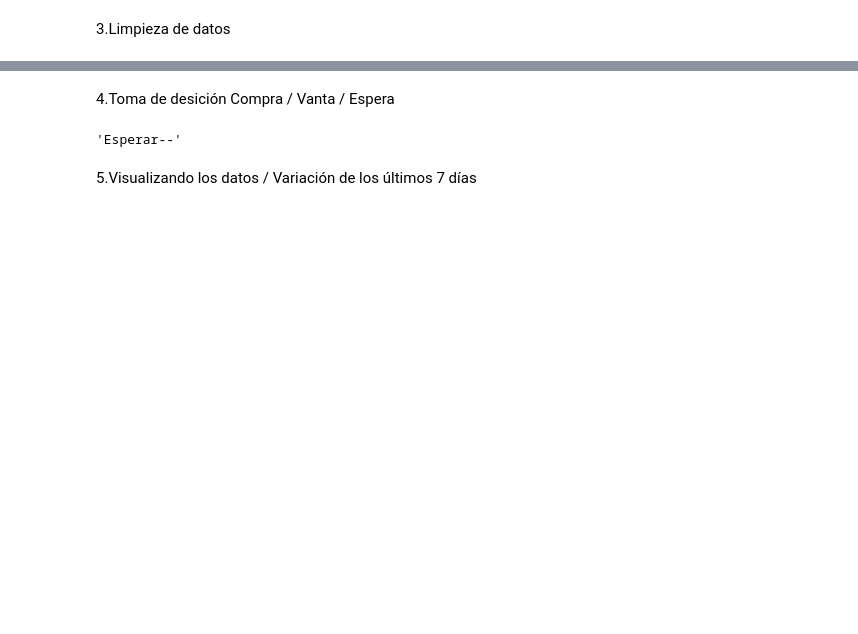
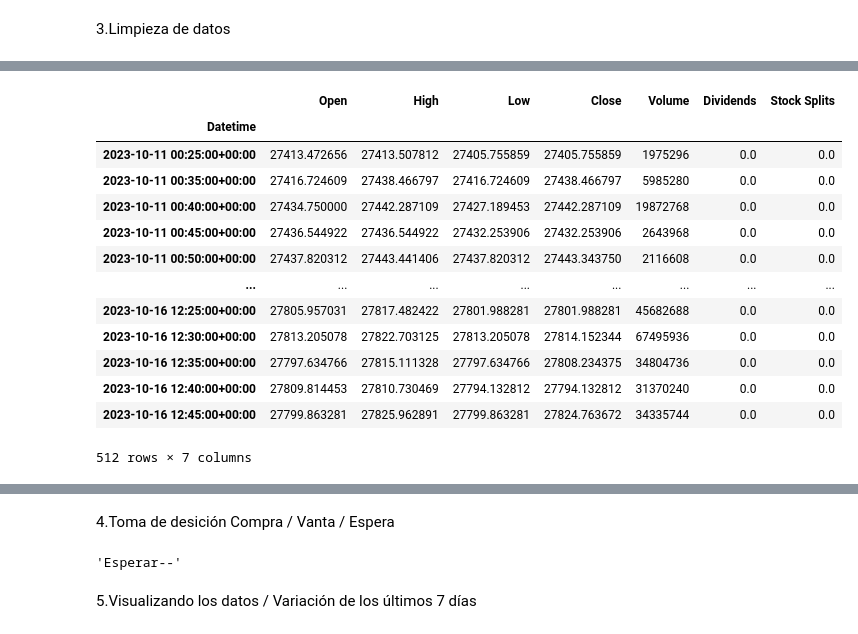
Before and after one commit to Wanves/aluraChallengeRobotTrading, a Jupyter notebook: challenger_data_science.ipynb, the cells around one changed output, grey strips where cells are left out. Saved outputs shown, nothing was run; the diff lists cells and outputs as text; code cells hidden in the pictures; blank space fills up the shorter version.

```diff
--- a/challenger_data_science.ipynb
+++ b/challenger_data_science.ipynb
@@ -105,0 +106,19 @@ limpieza_datos()
+# %%
+df_new = pd.DataFrame(df_bitcoin_limpio)
+# %%
+df_new
+# %% [output]
+|  | Open | High | Low | Close | Volume | Dividends | Stock Splits |
+| Datetime |  |  |  |  |  |  |  |
+| 2023-10-11 00:25:00+00:00 | 27413.472656 | 27413.507812 | 27405.755859 | 27405.755859 | 1975296 | 0.0 | 0.0 |
+| 2023-10-11 00:35:00+00:00 | 27416.724609 | 27438.466797 | 27416.724609 | 27438.466797 | 5985280 | 0.0 | 0.0 |
+| 2023-10-11 00:40:00+00:00 | 27434.750000 | 27442.287109 | 27427.189453 | 27442.287109 | 19872768 | 0.0 | 0.0 |
+| 2023-10-11 00:45:00+00:00 | 27436.544922 | 27436.544922 | 27432.253906 | 27432.253906 | 2643968 | 0.0 | 0.0 |
+| 2023-10-11 00:50:00+00:00 | 27437.820312 | 27443.441406 | 27437.820312 | 27443.343750 | 2116608 | 0.0 | 0.0 |
+| ... | ... | ... | ... | ... | ... | ... | ... |
+| 2023-10-16 12:25:00+00:00 | 27805.957031 | 27817.482422 | 27801.988281 | 27801.988281 | 45682688 | 0.0 | 0.0 |
+| 2023-10-16 12:30:00+00:00 | 27813.205078 | 27822.703125 | 27813.205078 | 27814.152344 | 67495936 | 0.0 | 0.0 |
+| 2023-10-16 12:35:00+00:00 | 27797.634766 | 27815.111328 | 27797.634766 | 27808.234375 | 34804736 | 0.0 | 0.0 |
+| 2023-10-16 12:40:00+00:00 | 27809.814453 | 27810.730469 | 27794.132812 | 27794.132812 | 31370240 | 0.0 | 0.0 |
+| 2023-10-16 12:45:00+00:00 | 27799.863281 | 27825.962891 | 27799.863281 | 27824.763672 | 34335744 | 0.0 | 0.0 |
+512 rows × 7 columns
```
Also changed, not shown: parts of 7 cells of this notebook.
